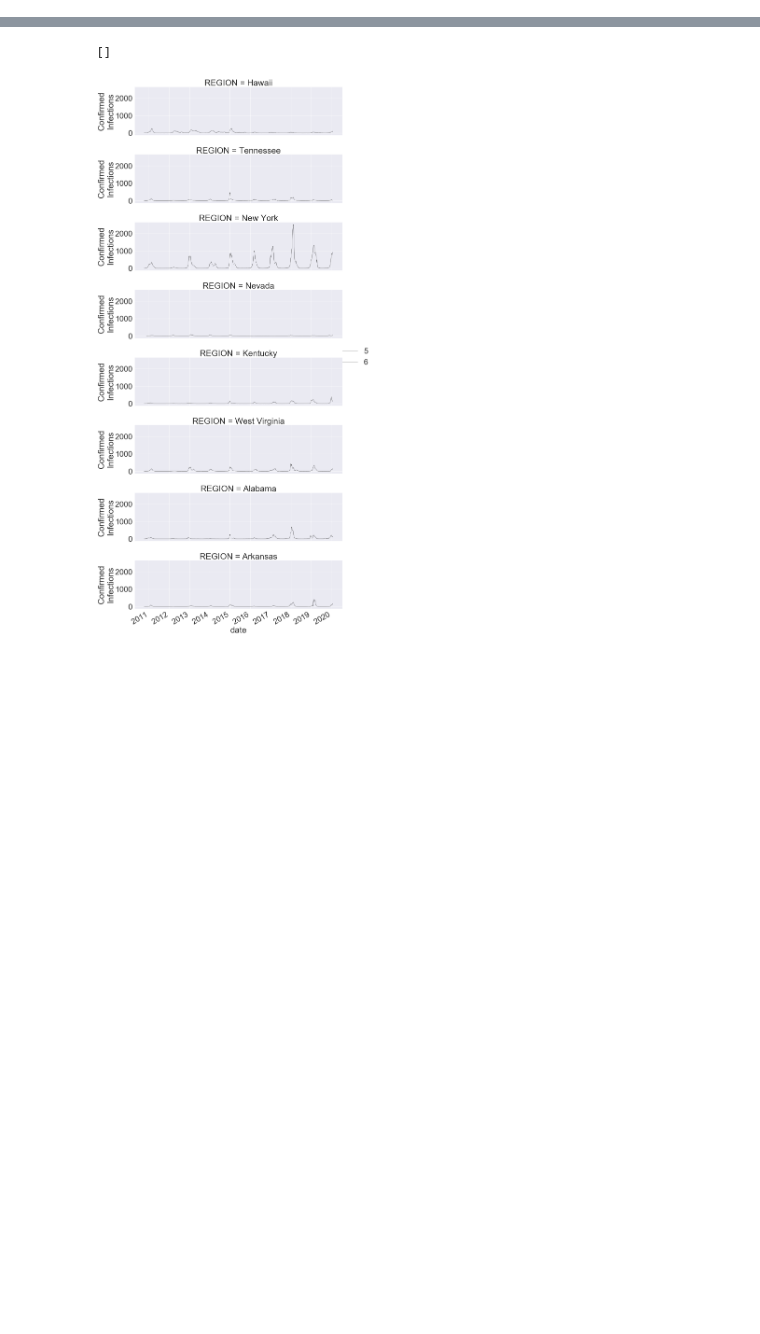
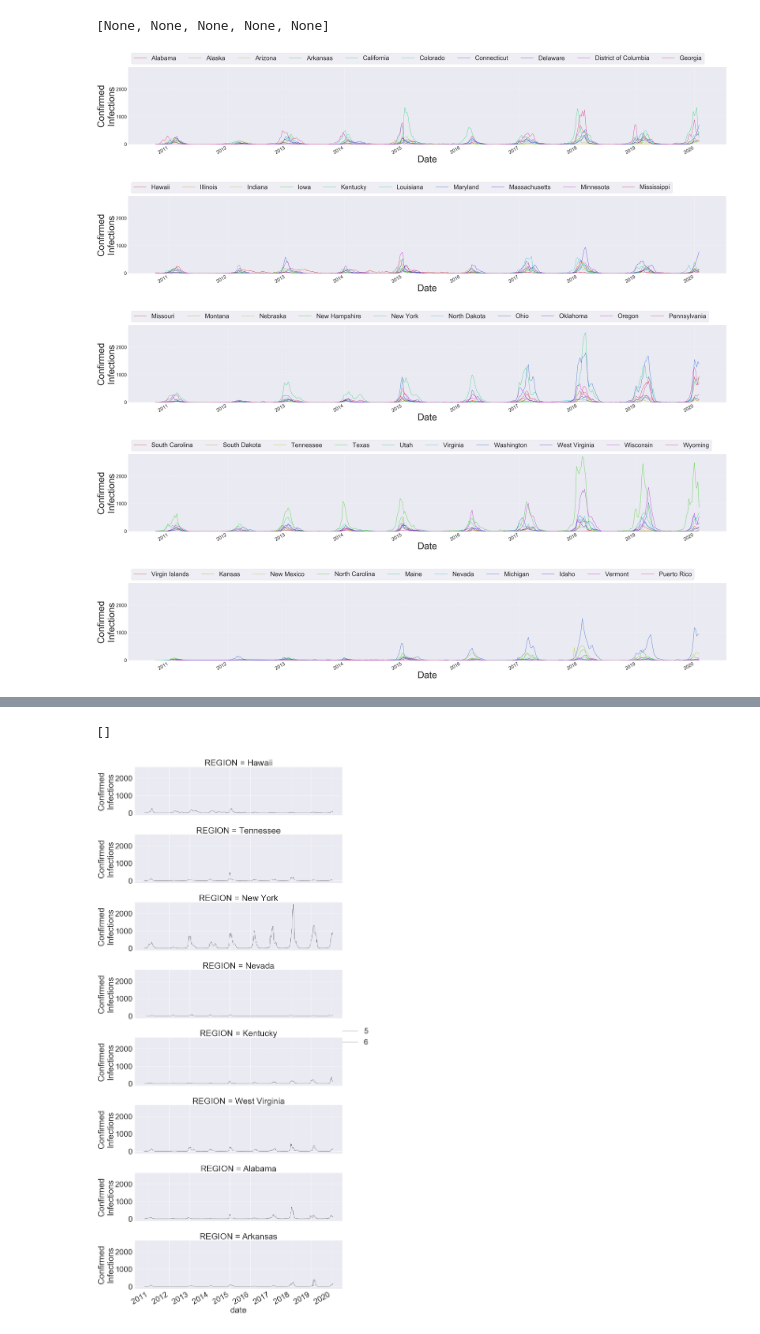
Before and after one commit to clayton-summitt/Influenza, a Jupyter notebook: CDC_Influenza_surveillance_by_state.ipynb, the cells around one changed output, grey strips where cells are left out. Cells and saved outputs as stored; diff of their text form; code cells hidden in the pictures; blank space fills up the shorter version.

```diff
--- a/CDC_Influenza_surveillance_by_state.ipynb
+++ b/CDC_Influenza_surveillance_by_state.ipynb
@@ -79,4 +80,8 @@ combined_labs_pre_2015_df.head()
 # %%
 # removed public_health_lad_df,
 ten_year_influenza_confirmed = pd.concat([combined_labs_pre_2015_df,clinical_lab_df], sort=False)
+# %%
+ten_year_influenza_confirmed['Confirmed_Infections'] = ten_year_influenza_confirmed["TOTAL A"] + ten_year_influenza_confirmed["TOTAL B"]
+
+number_colors=len(ten_year_influenza_confirmed.REGION.unique())
 # %%
@@ -110,0 +101,14 @@ plt.plot()
+# %%
+
+group1 = ten_year_influenza_confirmed.REGION.unique()[0:10]
+group2 = ten_year_influenza_confirmed.REGION.unique()[10:20]
+group3 = ten_year_influenza_confirmed.REGION.unique()[20:30]
+group4 = ten_year_influenza_confirmed.REGION.unique()[30:40]
+group5 = ten_year_influenza_confirmed.REGION.unique()[40:]
+groups= [group1,group2, group3, group4, group5]
+# %%
+group_states = []
+for i,j in enumerate(groups):
+    mask_list = [ten_year_influenza_confirmed["REGION"] == state for state in j ]
+    state_df= [ten_year_influenza_confirmed[masked] for masked in mask_list]
+    group_states.append( pd.concat(state_df))
@@ -110,0 +136,39 @@ plt.plot()
+# %%
+def graph_states(df):
+
+    sns.set_context("poster")
+
+
+    number_colors=len(df.REGION.unique())
+    labels = df.REGION.unique()
+    sns.set(font_scale=3)
+    g = sns.relplot(x="date",
+                    y="Confirmed_Infections",
+                    hue ="REGION", kind="line",
+                    data=df,
+                    height=10,
+                    aspect=6,
+                    palette=sns.hls_palette(number_colors, l=.4, s=1),
+                   legend=False)
+    sns.set_context("poster")
+
+
+
+    plt.legend(labels, ncol=10, bbox_to_anchor=(0, 1),
+                  loc='lower left', fontsize='large')
+    g.fig.autofmt_xdate()
+    sns.set(font_scale=5)
+    plt.ylim(0,2800)
+    plt.ylabel("Confirmed\nInfections", fontsize=64)
+    plt.xlabel("Date", fontsize=64)
+    plt.plot()
+
+    plt.savefig(df.REGION.unique()[0], bbox_inches = "tight")
+[graph_states(group) for group in group_states]
+# %% [output]
+[None, None, None, None, None]
+[figure, added]
+[figure, added]
+[figure, added]
+[figure, added]
+[figure, added]
```
Also changed, not shown: parts of 8 cells of this notebook.
